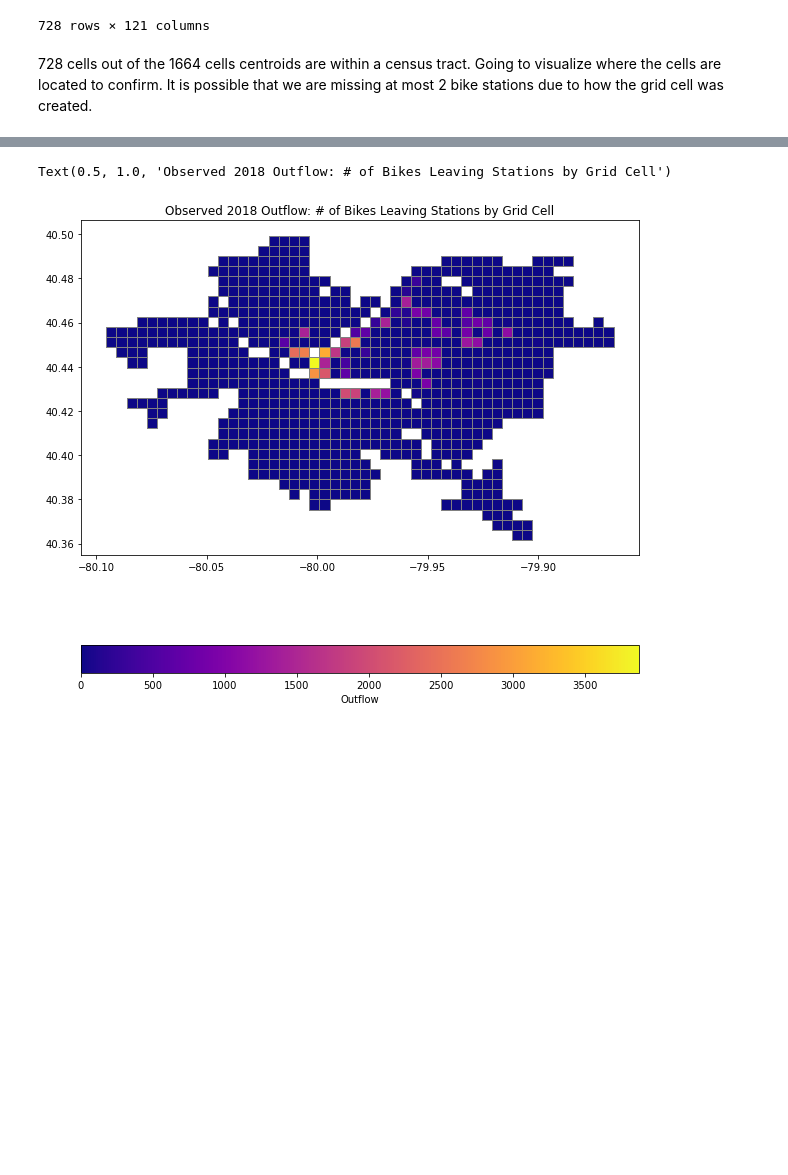
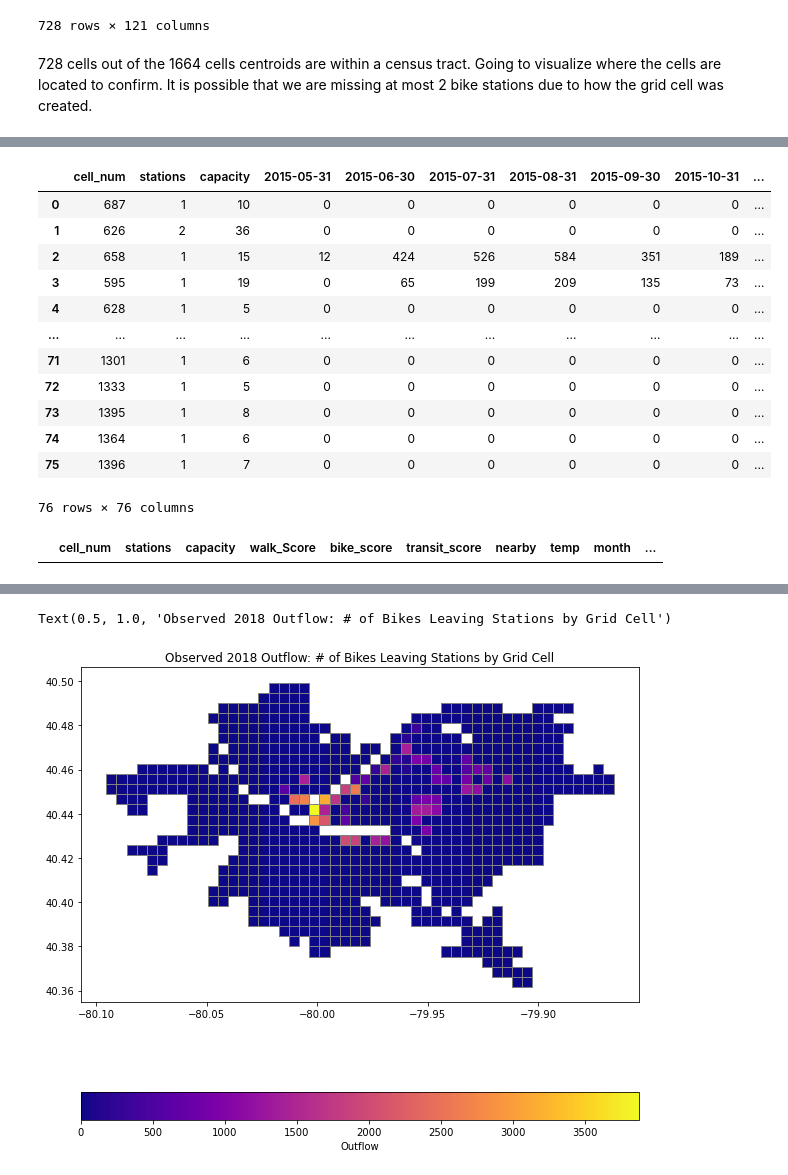
Before and after one commit to katelyn98/HealthyRide-Mapping, a Jupyter notebook: Notebooks/PGH ML DataSet.ipynb, the cells around one changed output, grey strips where cells are left out. Cells and saved outputs as stored; diff of their text form; code cells hidden in the pictures; blank space fills up the shorter version.

```diff
--- a/Notebooks/PGH ML DataSet.ipynb
+++ b/Notebooks/PGH ML DataSet.ipynb
@@ -346,0 +398,4 @@ pgh_scores_grid.head(5)
+# %%
+pgh_st_sc = pgh_st_sc.drop(columns=['median_hh_income',
+       'mean_hh_income', '13_x', '14_x', '15_x', '16_x',])
+pgh_st_sc.columns
@@ -346,0 +410,4 @@ pgh_scores_grid.head(5)
+# %%
+pgh_st_sc = pgh_st_sc.drop(columns=['in_labor_force', 'civ_labor_force', 'employed', 'unemployed',
+       'armed forces', 'not_in_labor_force',])
+pgh_st_sc.columns
@@ -346,0 +422,4 @@ pgh_scores_grid.head(5)
+# %%
+pgh_st_sc = pgh_st_sc.drop(columns=['civ_labor_force.1', 'females_16yr+', 'in_labor_force.1',
+       'civ_labor_force.2', 'employed.1', '13_y',])
+pgh_st_sc.columns
@@ -346,0 +444,7 @@ pgh_scores_grid.head(5)
+# %%
+pgh_st_sc = pgh_st_sc.drop(columns=['total_households', 'population_16yrs+', '14_y',
+       '15_y', '16_y', 'perc_employed', 'perc_unemployed', 'Workers_16yrs+',
+       'own_alone', 'carpool', 'public_transit', 'walked', 'other', 'wfh',
+       'mean_travel_time_to_work', 'perc_public', 'perc_alone', 'perc_walk',
+       'perc_other',])
+pgh_st_sc.columns
@@ -346,0 +469,21 @@ pgh_scores_grid.head(5)
+# %%
+pgh_st_sc
+# %% [output]
+|  | cell_num | stations | capacity | 2015-05-31 | 2015-06-30 | 2015-07-31 | 2015-08-31 | 2015-09-30 | 2015-10-31 | ... |
+| 0 | 687 | 1 | 10 | 0 | 0 | 0 | 0 | 0 | 0 | ... |
+| 1 | 626 | 2 | 36 | 0 | 0 | 0 | 0 | 0 | 0 | ... |
+| 2 | 658 | 1 | 15 | 12 | 424 | 526 | 584 | 351 | 189 | ... |
+| 3 | 595 | 1 | 19 | 0 | 65 | 199 | 209 | 135 | 73 | ... |
+| 4 | 628 | 1 | 5 | 0 | 0 | 0 | 0 | 0 | 0 | ... |
+| ... | ... | ... | ... | ... | ... | ... | ... | ... | ... | ... |
+| 71 | 1301 | 1 | 6 | 0 | 0 | 0 | 0 | 0 | 0 | ... |
+| 72 | 1333 | 1 | 5 | 0 | 0 | 0 | 0 | 0 | 0 | ... |
+| 73 | 1395 | 1 | 8 | 0 | 0 | 0 | 0 | 0 | 0 | ... |
+| 74 | 1364 | 1 | 6 | 0 | 0 | 0 | 0 | 0 | 0 | ... |
+| 75 | 1396 | 1 | 7 | 0 | 0 | 0 | 0 | 0 | 0 | ... |
+76 rows × 76 columns
+# %%
+df_final_train = pd.DataFrame(columns=['cell_num','stations','capacity','walk_Score','bike_score','transit_score','nearby','temp','month','year','outflow'])
+df_final_train
+# %% [output]
+|  | cell_num | stations | capacity | walk_Score | bike_score | transit_score | nearby | temp | month | ... |
```
Also changed, not shown: parts of 19 cells of this notebook, 9 other files.
